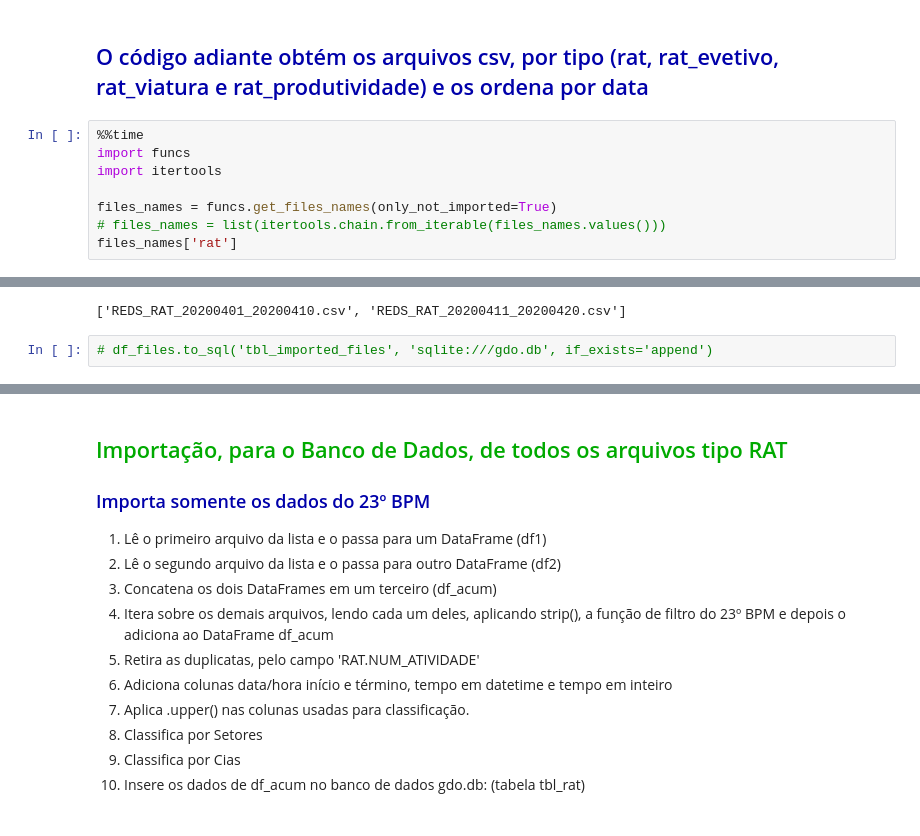
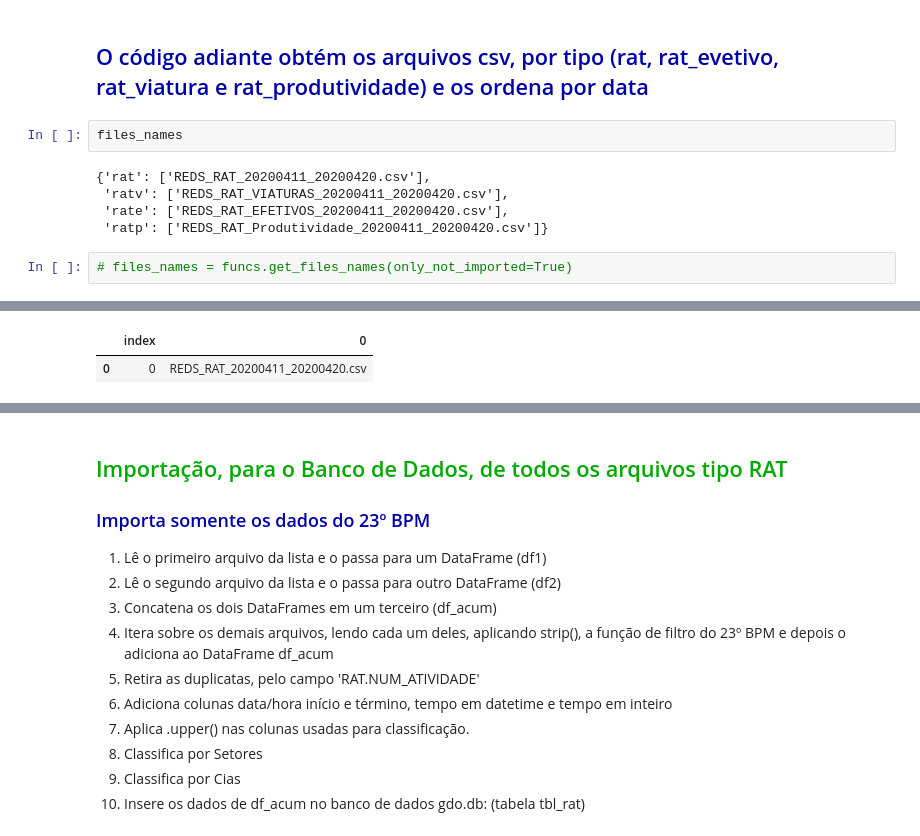
Before and after one commit to WENDEL4891/gdo-pandas, a Jupyter notebook: Importar novos arquivos csv.ipynb, the cells around one changed output, grey strips where cells are left out. Cells and saved outputs as stored; diff of their text form.

Commit message:
avanços no notebook importação de novos arquivos.

```diff
--- a/Importar novos arquivos csv.ipynb
+++ b/Importar novos arquivos csv.ipynb
@@ -3,12 +3,13 @@ import pandas as pd
 import numpy as np
 # %% [markdown]
 <h2 style='color:#00A'>O código adiante obtém os arquivos csv, por tipo (rat, rat_evetivo, rat_viatura e rat_produtividade) e os ordena por data</h2>
+# %%
+files_names
+# %% [output]
+{'rat': ['REDS_RAT_20200411_20200420.csv'],
+ 'ratv': ['REDS_RAT_VIATURAS_20200411_20200420.csv'],
+ 'rate': ['REDS_RAT_EFETIVOS_20200411_20200420.csv'],
+ 'ratp': ['REDS_RAT_Produtividade_20200411_20200420.csv']}
 # %%
-%%time
-import funcs
-import itertools
-
-files_names = funcs.get_files_names(only_not_imported=True)
-# files_names = list(itertools.chain.from_iterable(files_names.values()))
-files_names['rat']
+# files_names = funcs.get_files_names(only_not_imported=True)
 # %% [output]
@@ -17,3 +16,2 @@ Wall time: 486 ms
-['REDS_RAT_20200401_20200410.csv', 'REDS_RAT_20200411_20200420.csv']
+|  | index | 0 |
+| 0 | 0 | REDS_RAT_20200411_20200420.csv |
-# %%
-# df_files.to_sql('tbl_imported_files', 'sqlite:///gdo.db', if_exists='append')
```
Also changed, not shown: parts of 12 cells of this notebook, 2 other files.
